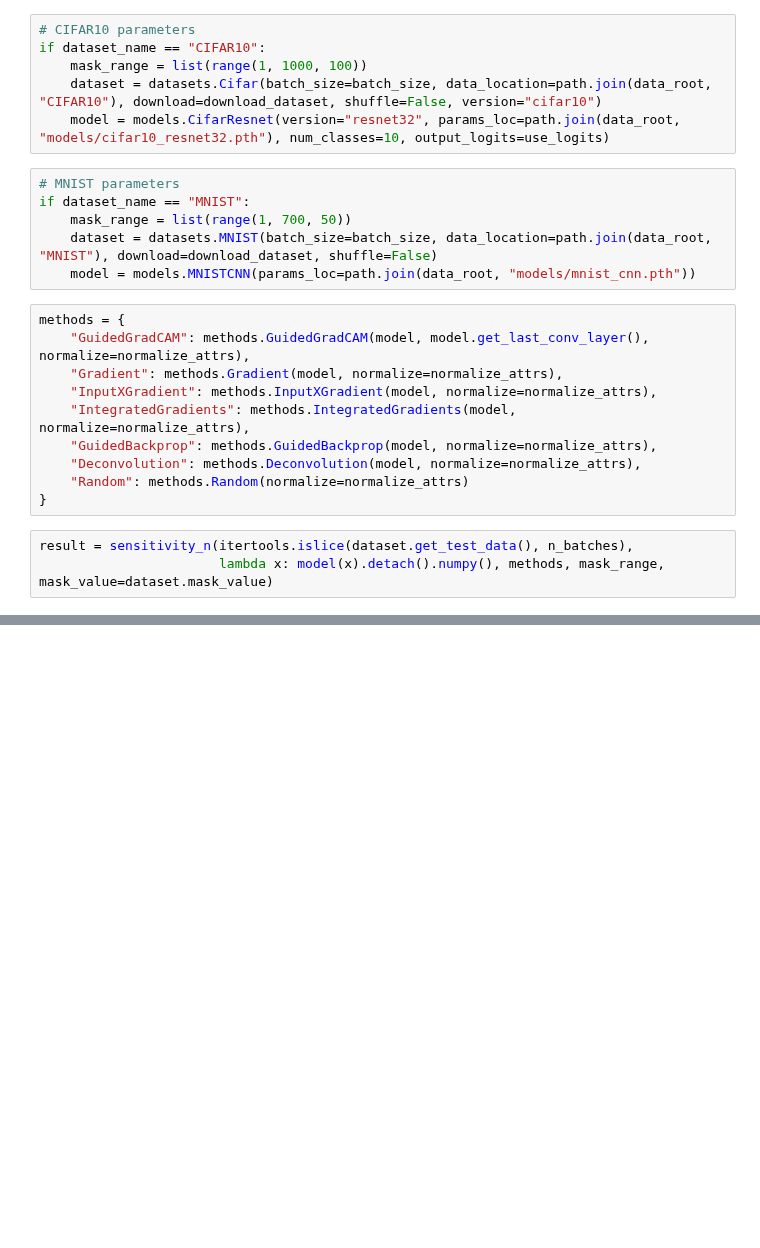
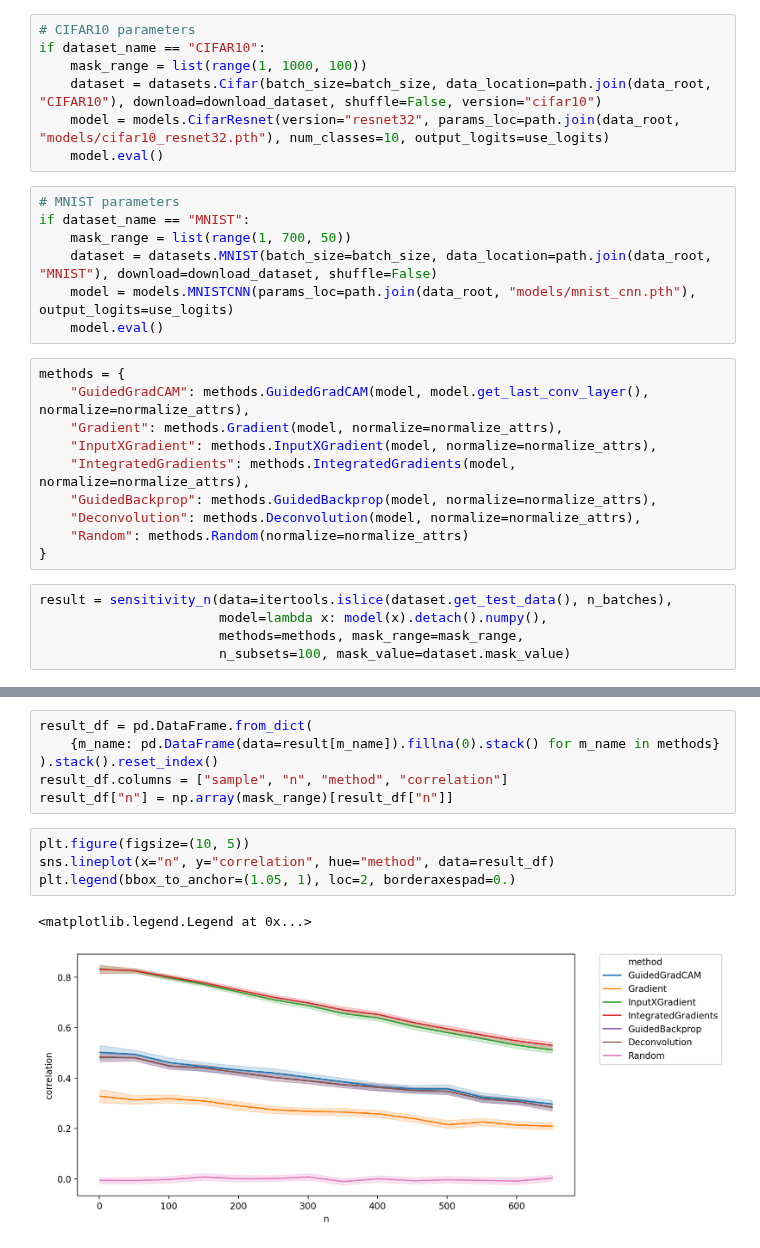
Before and after one commit to arnegevaert/benchmark, a Jupyter notebook: notebooks/sensitivity_n.ipynb, the cells around one changed output, grey strips where cells are left out. Cells and saved outputs as stored; diff of their text form; blank space fills up the shorter version.

Commit message:
sensitivity-n notebook working

```diff
--- a/notebooks/sensitivity_n.ipynb
+++ b/notebooks/sensitivity_n.ipynb
@@ -28,12 +33,14 @@ if dataset_name == "CIFAR10":
     mask_range = list(range(1, 1000, 100))
     dataset = datasets.Cifar(batch_size=batch_size, data_location=path.join(data_root, "CIFAR10"), download=download_dataset, shuffle=False, version="cifar10")
     model = models.CifarResnet(version="resnet32", params_loc=path.join(data_root, "models/cifar10_resnet32.pth"), num_classes=10, output_logits=use_logits)
+    model.eval()
 # %%
 # MNIST parameters
 if dataset_name == "MNIST":
     mask_range = list(range(1, 700, 50))
     dataset = datasets.MNIST(batch_size=batch_size, data_location=path.join(data_root, "MNIST"), download=download_dataset, shuffle=False)
-    model = models.MNISTCNN(params_loc=path.join(data_root, "models/mnist_cnn.pth"))
+    model = models.MNISTCNN(params_loc=path.join(data_root, "models/mnist_cnn.pth"), output_logits=use_logits)
+    model.eval()
 # %%
 methods = {
     "GuidedGradCAM": methods.GuidedGradCAM(model, model.get_last_conv_layer(), normalize=normalize_attrs),
@@ -45,7 +52,9 @@ methods = {
     "Random": methods.Random(normalize=normalize_attrs)
 }
 # %%
-result = sensitivity_n(itertools.islice(dataset.get_test_data(), n_batches),
-                       lambda x: model(x).detach().numpy(), methods, mask_range, mask_value=dataset.mask_value)
+result = sensitivity_n(data=itertools.islice(dataset.get_test_data(), n_batches),
+                       model=lambda x: model(x).detach().numpy(),
+                       methods=methods, mask_range=mask_range,
+                       n_subsets=100, mask_value=dataset.mask_value)
 # %% [output]
 Batch 0...
@@ -55,0 +76,13 @@ Completely 0 attributions returned for sample.
+# %%
+result_df = pd.DataFrame.from_dict(
+    {m_name: pd.DataFrame(data=result[m_name]).fillna(0).stack() for m_name in methods}
+).stack().reset_index()
+result_df.columns = ["sample", "n", "method", "correlation"]
+result_df["n"] = np.array(mask_range)[result_df["n"]]
+# %%
+plt.figure(figsize=(10, 5))
+sns.lineplot(x="n", y="correlation", hue="method", data=result_df)
+plt.legend(bbox_to_anchor=(1.05, 1), loc=2, borderaxespad=0.)
+# %% [output]
+<matplotlib.legend.Legend at 0x...>
+[figure, added]
```
Also changed, not shown: parts of 4 cells of this notebook, 3 other files.
